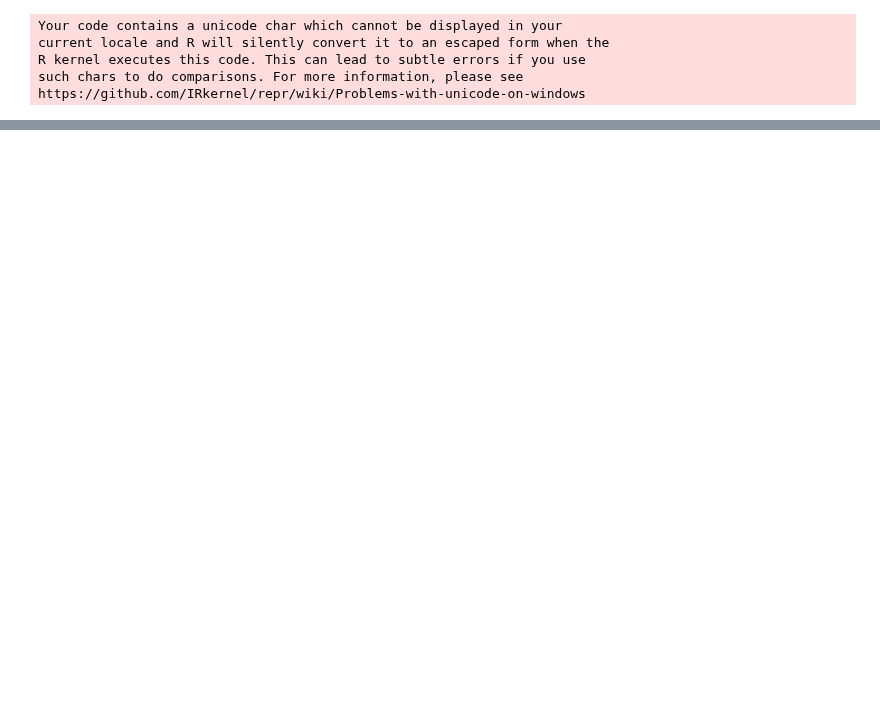
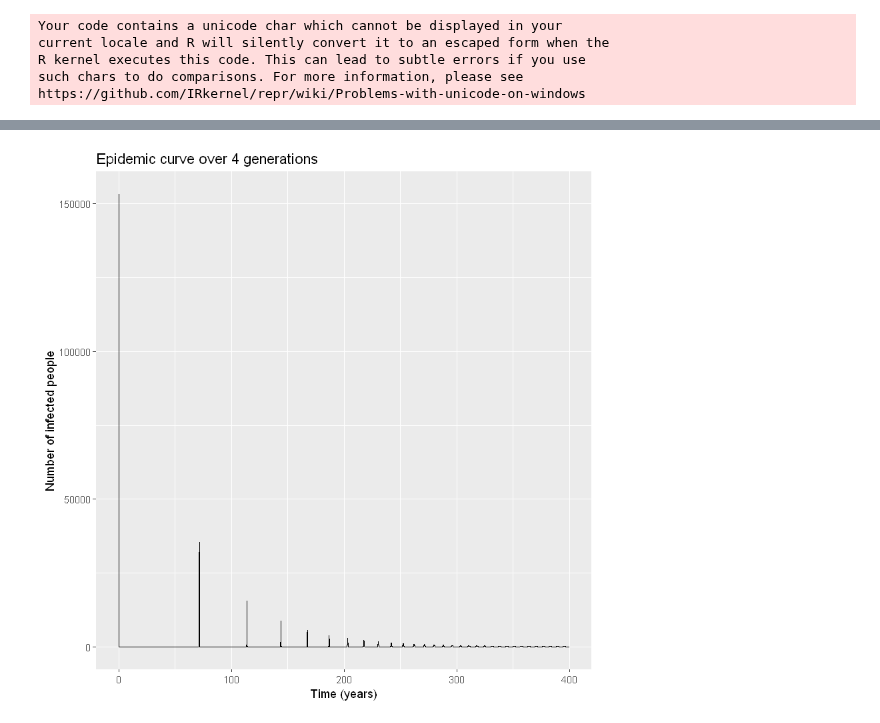
Before and after one commit to MansiGo/Developing-SIR-Model, a Jupyter notebook: Modelling population turnover.ipynb, the cells around one changed output, grey strips where cells are left out. Cells and saved outputs as stored; diff of their text form; code cells hidden in the pictures; blank space fills up the shorter version.

```diff
--- a/Modelling population turnover.ipynb
+++ b/Modelling population turnover.ipynb
@@ -28,0 +148,12 @@ https://github.com/IRkernel/repr/wiki/Problems-with-unicode-on-windows
+# %%
+output_long <- melt(as.data.frame(output), id = "time")                  # turn output dataset into long format
+
+# Plot of the epidemic curve over time
+ggplot(data = output,
+       aes(x = time, y = I)) +                                           # only plotting the I column from our output
+  geom_line() +                                                          # represent data as lines
+  xlab("Time (years)")+                                                  # add label for x axis
+  ylab("Number of infected people") +                                    # add label for y axis
+  labs(title = "Epidemic curve over 4 generations")                      # add plot title
+# %% [output]
+[figure, added]
```
Also changed, not shown: parts of 11 cells of this notebook, 2 other files.
